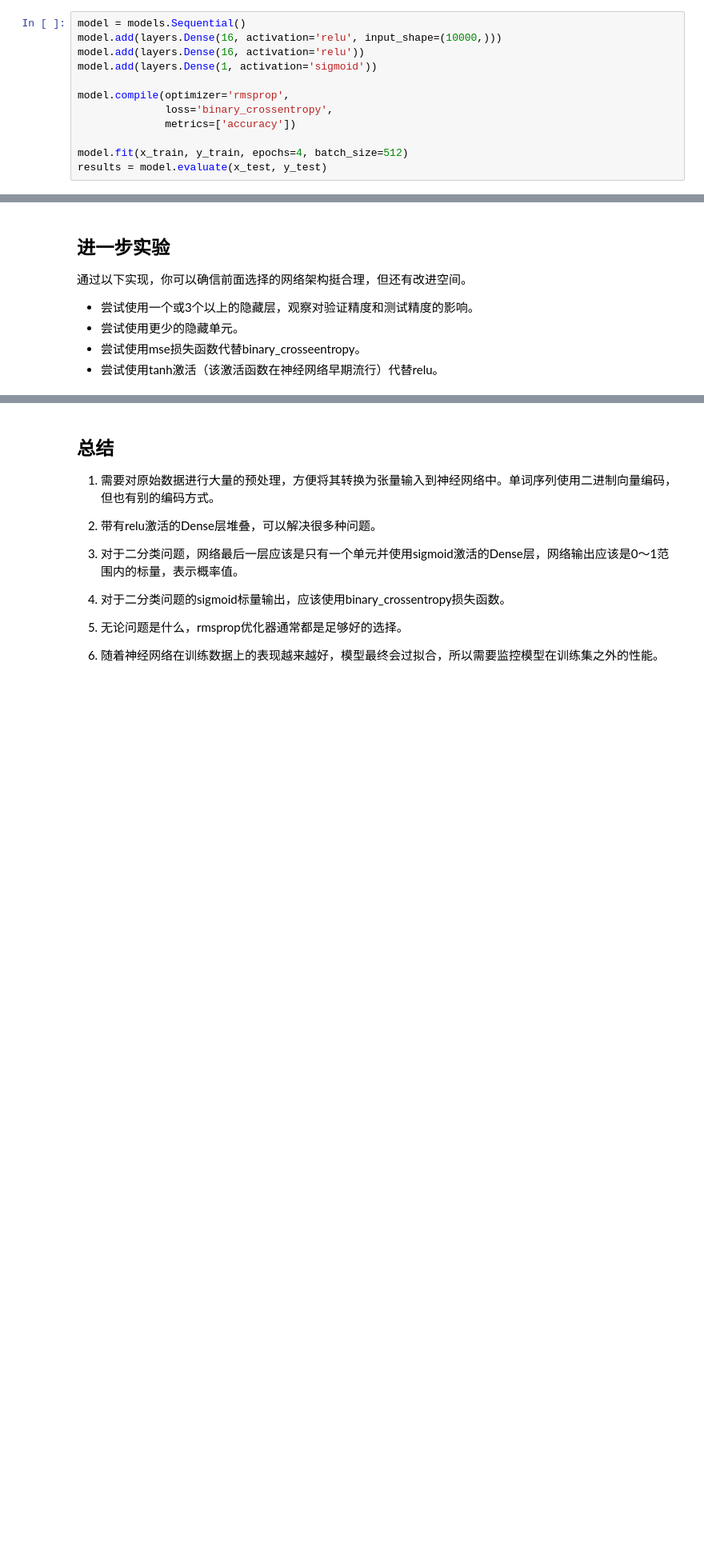
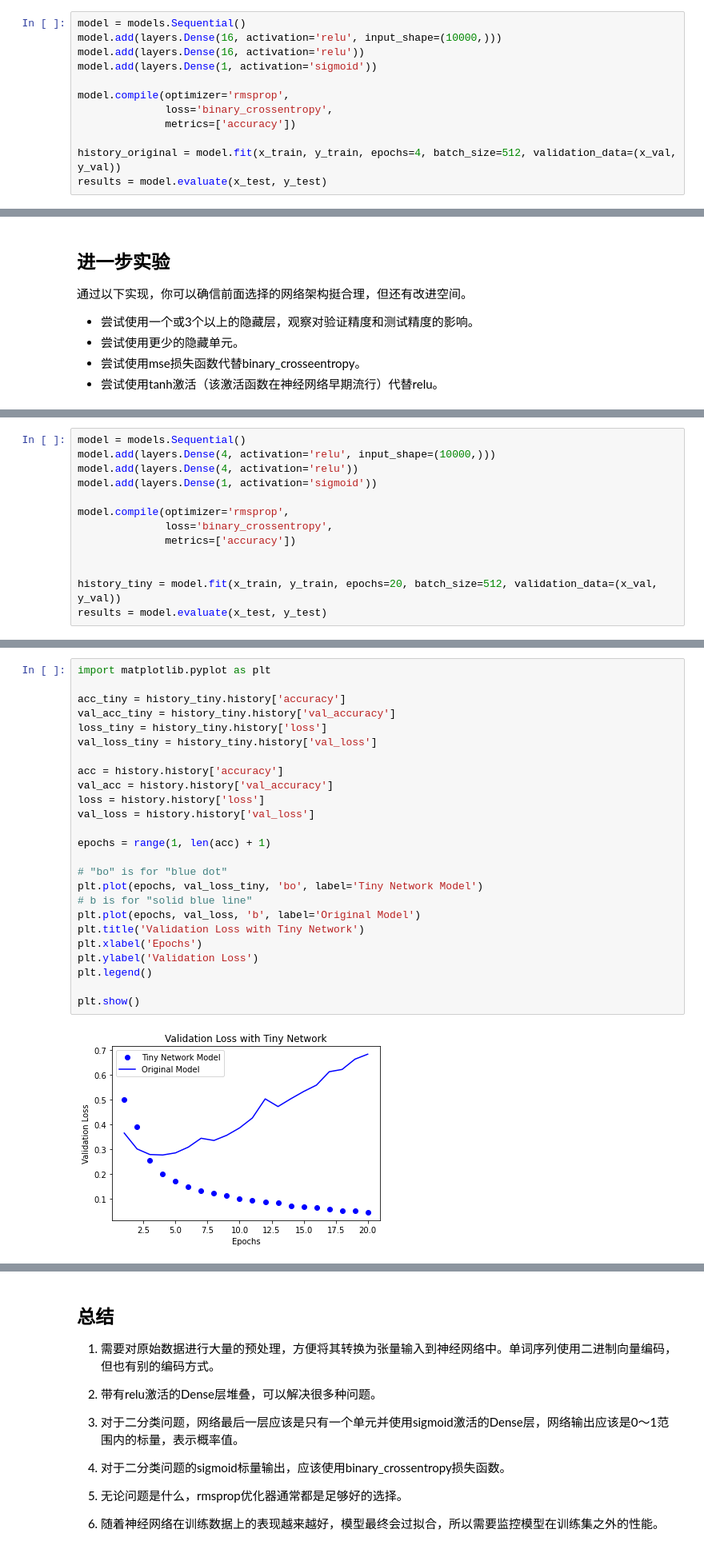
Before and after one commit to AlenZhang-Dev/Learning-Records, a Jupyter notebook: Machine Learning/Deep Learning with Python/3.4 电影评论分类【二分类】.ipynb, the cells around one changed output, grey strips where cells are left out. Shown: that part at 80% size. Saved outputs shown, nothing was run; the diff lists cells and outputs as text; blank space fills up the shorter version.

```diff
--- a/Machine Learning/Deep Learning with Python/3.4 电影评论分类【二分类】.ipynb
+++ b/Machine Learning/Deep Learning with Python/3.4 电影评论分类【二分类】.ipynb
@@ -172,7 +170,7 @@ model.compile(optimizer='rmsprop',
               loss='binary_crossentropy',
               metrics=['accuracy'])
 
-model.fit(x_train, y_train, epochs=4, batch_size=512)
+history_original = model.fit(x_train, y_train, epochs=4, batch_size=512, validation_data=(x_val, y_val))
 results = model.evaluate(x_test, y_test)
 # %% [output]
 Epoch 1/4
@@ -209,0 +210,13 @@ array([[0.22443414],
+# %%
+model = models.Sequential()
+model.add(layers.Dense(4, activation='relu', input_shape=(10000,)))
+model.add(layers.Dense(4, activation='relu'))
+model.add(layers.Dense(1, activation='sigmoid'))
+
+model.compile(optimizer='rmsprop',
+              loss='binary_crossentropy',
+              metrics=['accuracy'])
+
+
+history_tiny = model.fit(x_train, y_train, epochs=20, batch_size=512, validation_data=(x_val, y_val))
+results = model.evaluate(x_test, y_test)
@@ -209,0 +246,27 @@ array([[0.22443414],
+# %%
+import matplotlib.pyplot as plt
+
+acc_tiny = history_tiny.history['accuracy']
+val_acc_tiny = history_tiny.history['val_accuracy']
+loss_tiny = history_tiny.history['loss']
+val_loss_tiny = history_tiny.history['val_loss']
+
+acc = history.history['accuracy']
+val_acc = history.history['val_accuracy']
+loss = history.history['loss']
+val_loss = history.history['val_loss']
+
+epochs = range(1, len(acc) + 1)
+
+# "bo" is for "blue dot"
+plt.plot(epochs, val_loss_tiny, 'bo', label='Tiny Network Model')
+# b is for "solid blue line"
+plt.plot(epochs, val_loss, 'b', label='Original Model')
+plt.title('Validation Loss with Tiny Network')
+plt.xlabel('Epochs')
+plt.ylabel('Validation Loss')
+plt.legend()
+
+plt.show()
+# %% [output]
+[figure, added]
```
Also changed, not shown: parts of 24 cells of this notebook.
